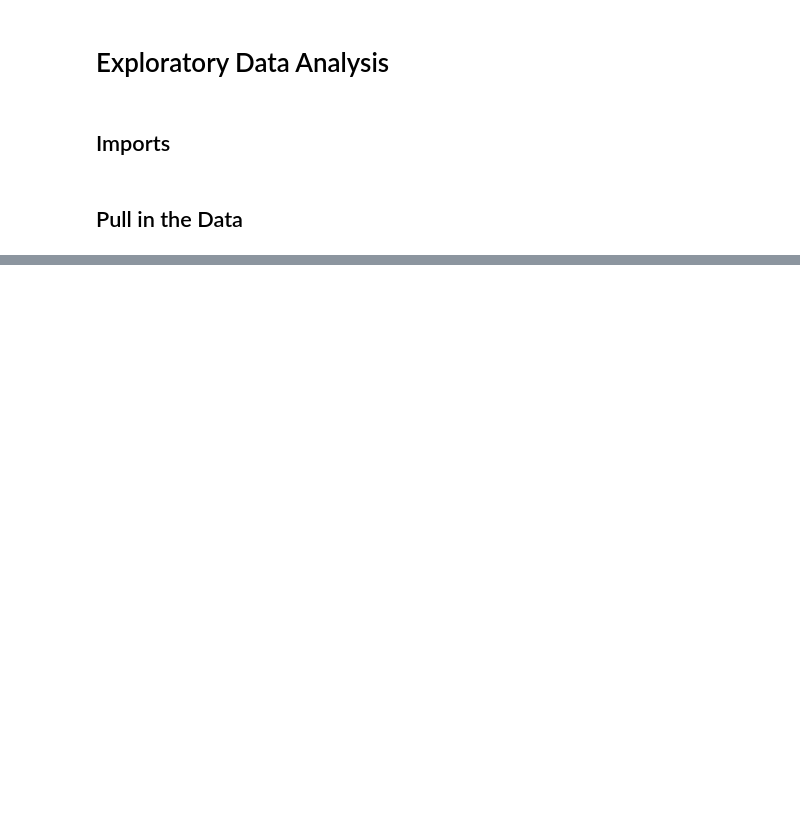
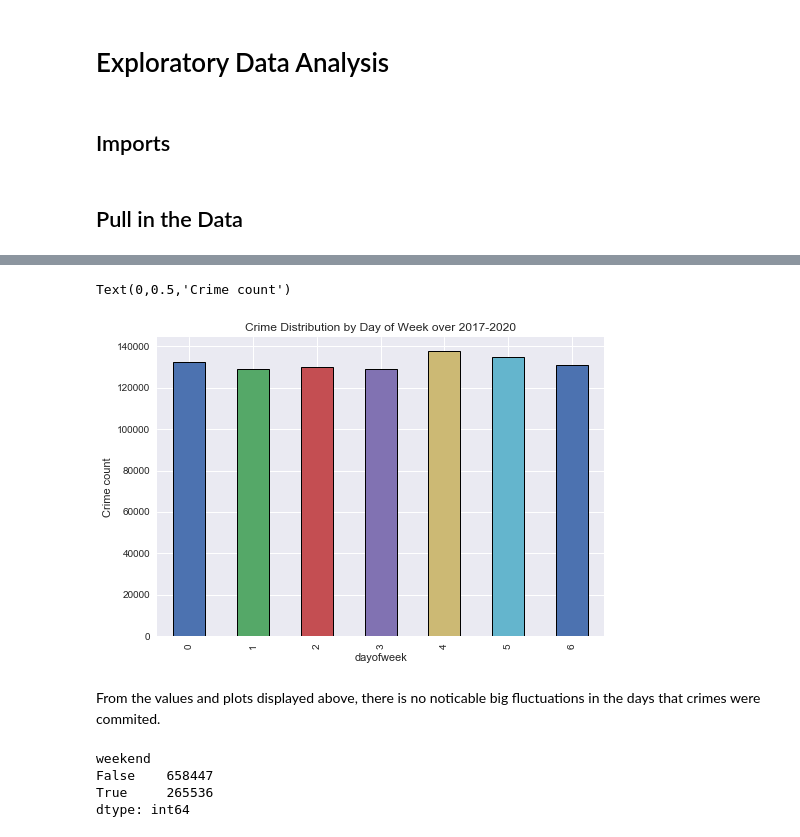
Before and after one commit to tjdolan121/4502Proj, a Jupyter notebook: forge/code/EDA.ipynb, the cells around one changed output, grey strips where cells are left out. Saved outputs shown, nothing was run; the diff lists cells and outputs as text; code cells hidden in the pictures; blank space fills up the shorter version.

```diff
--- a/forge/code/EDA.ipynb
+++ b/forge/code/EDA.ipynb
@@ -64,0 +296,17 @@ df = pd.read_csv(path_to_data, dtype=datatypes)
+# %%
+histom = df.groupby('dayofweek').size().plot.bar(edgecolor='black', linewidth=1)
+histom.set_title('Crime Distribution by Day of Week over 2017-2020')
+histom.set_ylabel('Crime count')
+# %% [output]
+Text(0,0.5,'Crime count')
+[figure, added]
+# %% [markdown]
+From the values and plots displayed above, there is no noticable big fluctuations in the days that crimes were commited.
+# %%
+# Crime commited during weekday and weekend
+df.groupby('weekend').size()
+# %% [output]
+weekend
+False    658447
+True     265536
+dtype: int64
```
Also changed, not shown: parts of 33 cells of this notebook.
